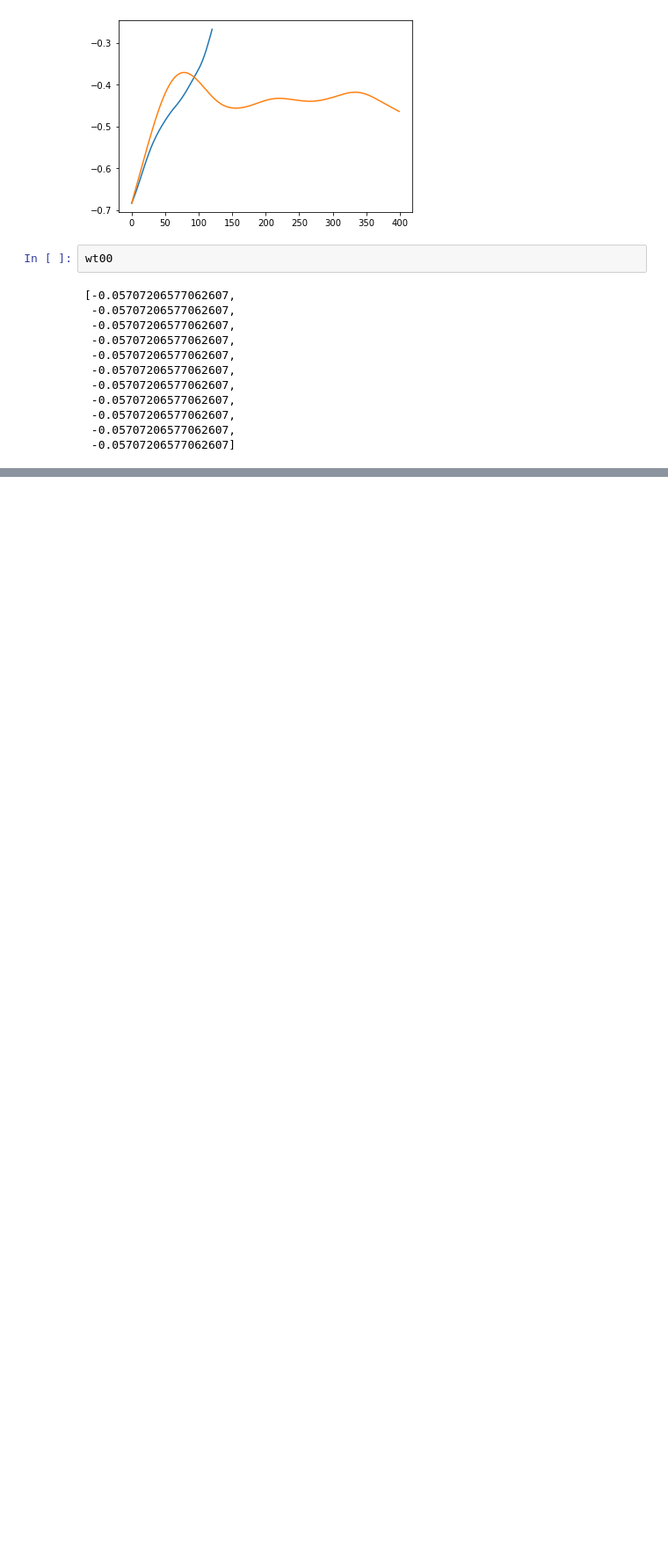
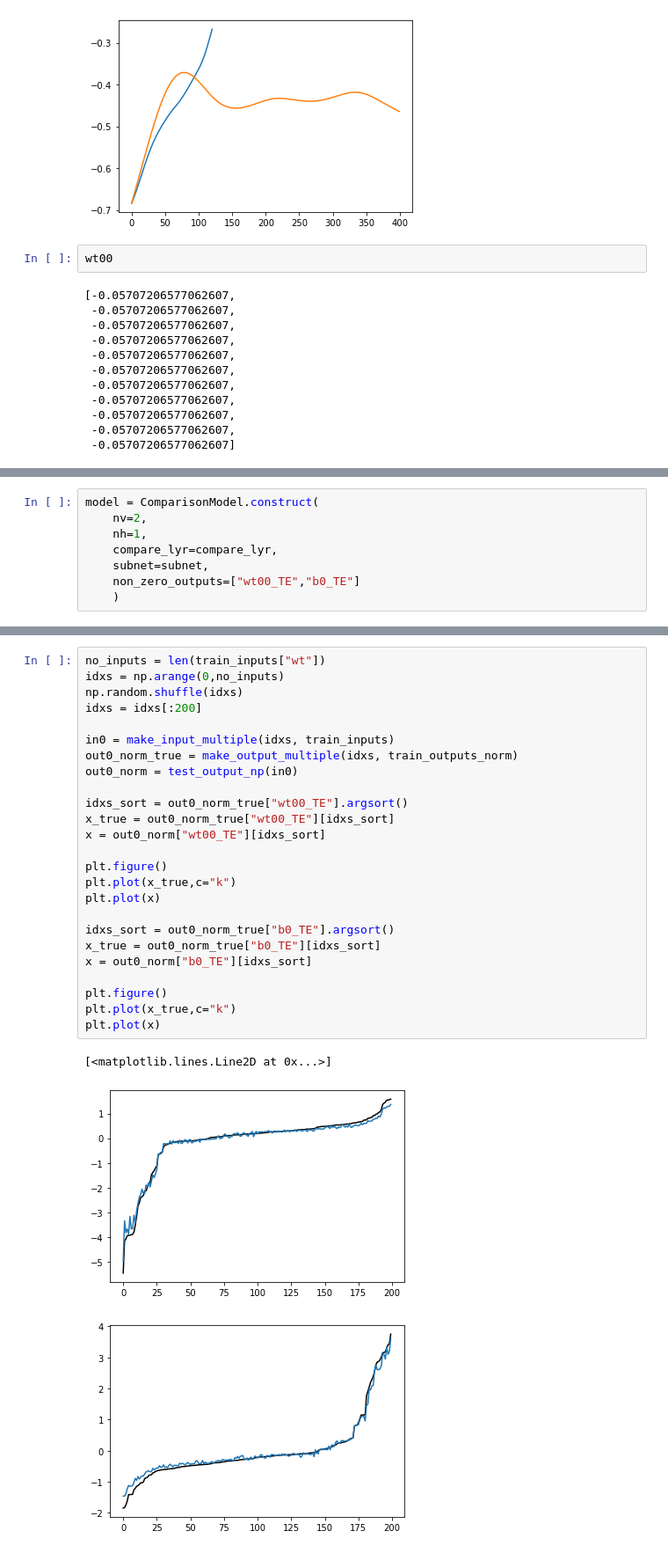
Before and after one commit to smrfeld/phys_dbd, a Jupyter notebook: example/main.ipynb, the cells around one changed output, grey strips where cells are left out. Shown at 88% size. Drawn from its saved outputs; the diff is of its cells as text; blank space fills up the shorter version.

Commit message:
comparison model

```diff
--- a/example/main.ipynb
+++ b/example/main.ipynb
@@ -748,0 +766,8 @@ wt00
+# %%
+model = ComparisonModel.construct(
+    nv=2,
+    nh=1,
+    compare_lyr=compare_lyr,
+    subnet=subnet,
+    non_zero_outputs=["wt00_TE","b0_TE"]
+    )
@@ -748,0 +897,29 @@ wt00
+# %%
+no_inputs = len(train_inputs["wt"])
+idxs = np.arange(0,no_inputs)
+np.random.shuffle(idxs)
+idxs = idxs[:200]
+
+in0 = make_input_multiple(idxs, train_inputs)
+out0_norm_true = make_output_multiple(idxs, train_outputs_norm)
+out0_norm = test_output_np(in0)
+
+idxs_sort = out0_norm_true["wt00_TE"].argsort()
+x_true = out0_norm_true["wt00_TE"][idxs_sort]
+x = out0_norm["wt00_TE"][idxs_sort]
+
+plt.figure()
+plt.plot(x_true,c="k")
+plt.plot(x)
+
+idxs_sort = out0_norm_true["b0_TE"].argsort()
+x_true = out0_norm_true["b0_TE"][idxs_sort]
+x = out0_norm["b0_TE"][idxs_sort]
+
+plt.figure()
+plt.plot(x_true,c="k")
+plt.plot(x)
+# %% [output]
+[<matplotlib.lines.Line2D at 0x...>]
+[figure, added]
+[figure, added]
```
Also changed, not shown: parts of 20 cells of this notebook, 4 other files.
